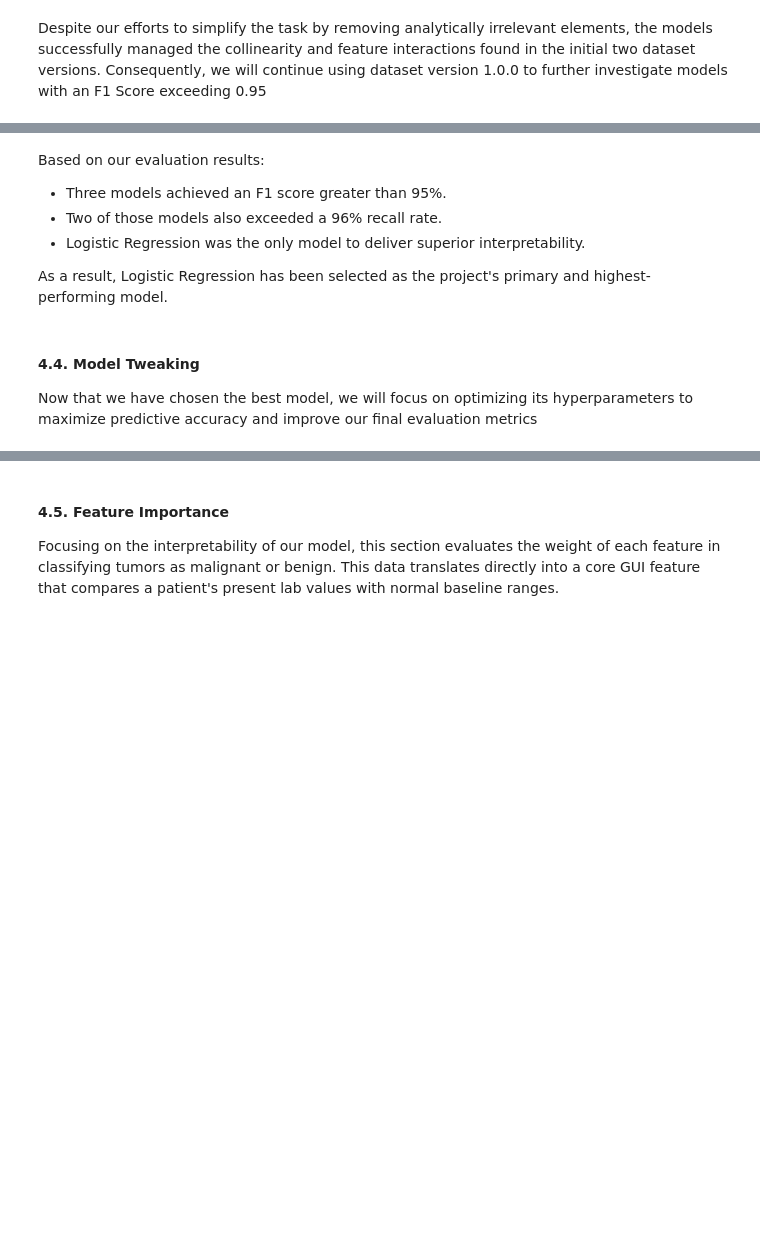
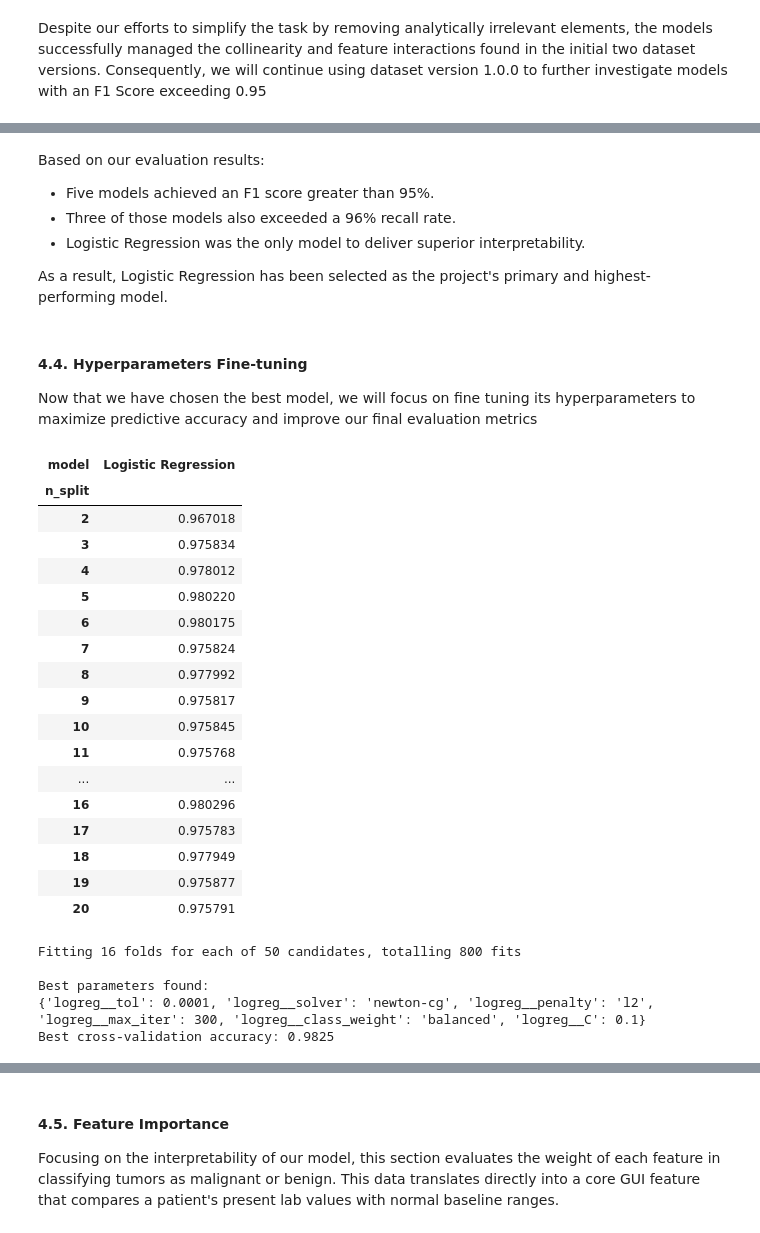
Before and after one commit to Alianger18/Projects_Portfolio, a Jupyter notebook: Project - Breast Cancer Detection/notebooks/model_dev_notebook.ipynb, the cells around one changed output, grey strips where cells are left out. Saved outputs shown, nothing was run; the diff lists cells and outputs as text; code cells hidden in the pictures; blank space fills up the shorter version.

```diff
--- a/Project - Breast Cancer Detection/notebooks/model_dev_notebook.ipynb
+++ b/Project - Breast Cancer Detection/notebooks/model_dev_notebook.ipynb
@@ -233,12 +233,12 @@ feature_to_plot = 'area_se'
 # Create a figure with 2 subplots stacked vertically, sharing the X-axis
 fig, (ax_kde, ax_box) = plt.subplots(
     2, 1,
-    figsize=(12, 8),
+    figsize=(10, 8),
     sharex=True,
     gridspec_kw={"height_ratios": (.6, .4)} # KDE gets more space
 )
 
-# --- 1. The "Cloud" (Density Plot to show Skewness) ---
+# The Density Plot to show Skewness
 sns.kdeplot(
     data=data, x=feature_to_plot, hue='diagnosis',
     fill=True, alpha=0.5, linewidth=2, ax=ax_kde,
@@ -246,9 +246,9 @@ sns.kdeplot(
 )
 ax_kde.set_title(f'Distribution and Outliers of {feature_to_plot}', fontsize=16, pad=15)
 ax_kde.set_ylabel('Density (Skewness)', fontsize=12)
-ax_kde.legend(title='Diagnosis', labels=['Malignant', 'Benign']) # Adjust based on your hue order
+ax_kde.legend(title='Diagnosis', labels=['Malignant', 'Benign'])
 
-# --- 2. The "Umbrella & Rain" (Boxplot + Strip Plot for Outliers) ---
+# The "Umbrella & Rain" (Boxplot + Strip Plot for Outliers
 sns.boxplot(
     data=data, x=feature_to_plot, y='diagnosis',
     width=0.4, fliersize=0, # Hide default boxplot outliers so they don't double-print
@@ -286,7 +286,7 @@ data_mapped = data.copy()
 data_mapped['diagnosis'] = data_mapped['diagnosis'].map({'M': 'Malignant', 'B': 'Benign'})
 
 # Create a master figure layout (2 rows for KDE/Box, 3 columns for the 3 features)
-fig = plt.figure(figsize=(30, 10))
+fig = plt.figure(figsize=(18, 10))
 gs = fig.add_gridspec(2, 3, height_ratios=[0.6, 0.4], hspace=0.15, wspace=0.25)
 
 # Generate the subplots dynamically inside the grid
@@ -400,10 +400,10 @@ data_v1_0_0 = data.drop(columns=['id'])
 data_v1_1_0 = data_v1_0_0.drop(columns=['texture_se', 'smoothness_se', 'symmetry_se'])
 
 # Dataset v1.0.2 - Drop highly correlated features at .95 threshold
-data_v1_2_0 = data_v1_1_0.drop(columns=['area_mean', 'area_worst', 'area_se', 'radius_worst', 'perimeter_se'])
+data_v1_2_0 = data_v1_1_0.drop(columns=['perimeter_mean', 'perimeter_worst'])
 
 # Dataset v1.0.3 - Drop highly correlated features at .99 threshold
-data_v1_3_0 = data_v1_2_0.drop(columns=['perimeter_mean', 'perimeter_worst'])
+data_v1_3_0 = data_v1_2_0.drop(columns=['area_mean', 'area_worst', 'area_se', 'radius_worst', 'perimeter_se'])
 
 # Save the datasets
 data_v1_0_0.to_csv(f"{path}/data/data_v1.0.0.csv", index=False)
@@ -681,14 +707,14 @@ plt.savefig(f"{path}/assets/figures/Fig. 7 - Shortlisted Models Evaluation.png")
 plt.show()
 # %% [markdown]
 Based on our evaluation results:
-* Three models achieved an F1 score greater than 95%.
-* Two of those models also exceeded a 96% recall rate.
+* Five models achieved an F1 score greater than 95%.
+* Three of those models also exceeded a 96% recall rate.
 * Logistic Regression was the only model to deliver superior interpretability.
 
 As a result, Logistic Regression has been selected as the project's primary and highest-performing model.
 # %% [markdown]
-#### 4.4. Model Tweaking
-Now that we have chosen the best model, we will focus on optimizing its hyperparameters to maximize predictive accuracy and improve our final evaluation metrics
+#### 4.4. Hyperparameters Fine-tuning
+Now that we have chosen the best model, we will focus on fine tuning its hyperparameters to maximize predictive accuracy and improve our final evaluation metrics
 # %%
 # Range of splits for K-Fold
 splits_range = range(2, 21)
@@ -700,44 +726,62 @@ all_scores = []
 for n_splits in splits_range:
 
     # Define the KFold cross-validator
     kf = KFold(n_splits=n_splits, shuffle=True, random_state=42)
 
     # Calculate cross-validated scores
     cv_scores = cross_val_score(
         Pipeline([
-            ('scaler', StandardScaler()),
-            ('classifier', LogisticRegression(random_state=42, max_iter=1000))
+            ('Logistic Regression', LogisticRegression(random_state=42, max_iter=1000))
             ]),
         dataset_splits['1.0.0']['X_train_scaled'],
         dataset_splits['1.0.0']['y_train'],
         cv=kf,
         scoring='accuracy'
     )
 
     # Store the mean of the scores for the current n_splits configuration
     all_scores.append({
         'n_split': n_splits,
         'model': "Logistic Regression",
         'score_accuracy': cv_scores.mean()
     })
 
 # Convert the list of scores to a DataFrame
 df_scores = pd.DataFrame(all_scores)
 
 # Use pivot_table to reshape the DataFrame
 df_pivoted = df_scores.pivot_table(index='n_split', columns='model', values='score_accuracy')
 
 # Print the reshaped DataFrame
 df_pivoted
+# %% [output]
+| model | Logistic Regression |
+| n_split |  |
+| 2 | 0.967018 |
+| 3 | 0.975834 |
+| 4 | 0.978012 |
+| 5 | 0.980220 |
+| 6 | 0.980175 |
+| 7 | 0.975824 |
+| 8 | 0.977992 |
+| 9 | 0.975817 |
+| 10 | 0.975845 |
+| 11 | 0.975768 |
+| ... | ... |
+| 16 | 0.980296 |
+| 17 | 0.975783 |
+| 18 | 0.977949 |
+| 19 | 0.975877 |
+| 20 | 0.975791 |
 # %%
-# Define a pipeline that includes scaling and the logistic regression model
+
+# Define a pipeline of the logistic regression model
 pipeline = Pipeline([
-    ('scaler', StandardScaler()),
-    ('logreg', LogisticRegression(random_state=42)) # max_iter moved to param_grid
+    ('logreg', LogisticRegression(random_state=42))
 ])
 
-# Define the parameter grid for Logistic Regression
-param_grid = {
+# Define the parameter distributions for Logistic Regression
+param_distributions = {
     'logreg__C': [0.001, 0.01, 0.1, 1, 10, 100],
     'logreg__tol': [1e-5, 1e-4, 1e-3, 1e-2],
     'logreg__solver': ['newton-cg', 'lbfgs', 'liblinear', 'sag', 'saga'],
@@ -749,24 +793,32 @@ param_grid = {
 # Define the KFold cross-validator
 kf = KFold(n_splits=16, shuffle=True, random_state=42)
 
-# Setup GridSearchCV
-grid_search = GridSearchCV(
+# Setup RandomizedSearchCV
+random_search = RandomizedSearchCV(
     pipeline,
-    param_grid,
+    param_distributions=param_distributions,
+    n_iter=50,
     cv=kf,
     scoring='accuracy',
     error_score=np.nan,
     verbose=1,
-    n_jobs=-1
+    n_jobs=-1,
+    random_state=42
 )
 
-# Fit GridSearchCV (Assuming X and y are already defined in your environment)
-grid_search.fit(dataset_splits['1.0.0']['X_train_scaled'], dataset_splits['1.0.0']['y_train'])
+# Fit RandomizedSearchCV
+random_search.fit(dataset_splits['1.0.0']['X_train_scaled'], dataset_splits['1.0.0']['y_train'])
 
 # Best parameters and best score
 print("\nBest parameters found:")
-print(grid_search.best_params_)
-print(f"Best cross-validation accuracy: {grid_search.best_score_:.4f}")
+print(random_search.best_params_)
+print(f"Best cross-validation accuracy: {random_search.best_score_:.4f}")
+# %% [output]
+Fitting 16 folds for each of 50 candidates, totalling 800 fits
+
+Best parameters found:
+{'logreg__tol': 0.0001, 'logreg__solver': 'newton-cg', 'logreg__penalty': 'l2', 'logreg__max_iter': 300, 'logreg__class_weight': 'balanced', 'logreg__C': 0.1}
+Best cross-validation accuracy: 0.9825
 # %%
 # Set up the Logistic Regression model directly with the best parameters
 best_model = LogisticRegression(
```
Also changed, not shown: parts of 11 cells of this notebook, 14 other files.
